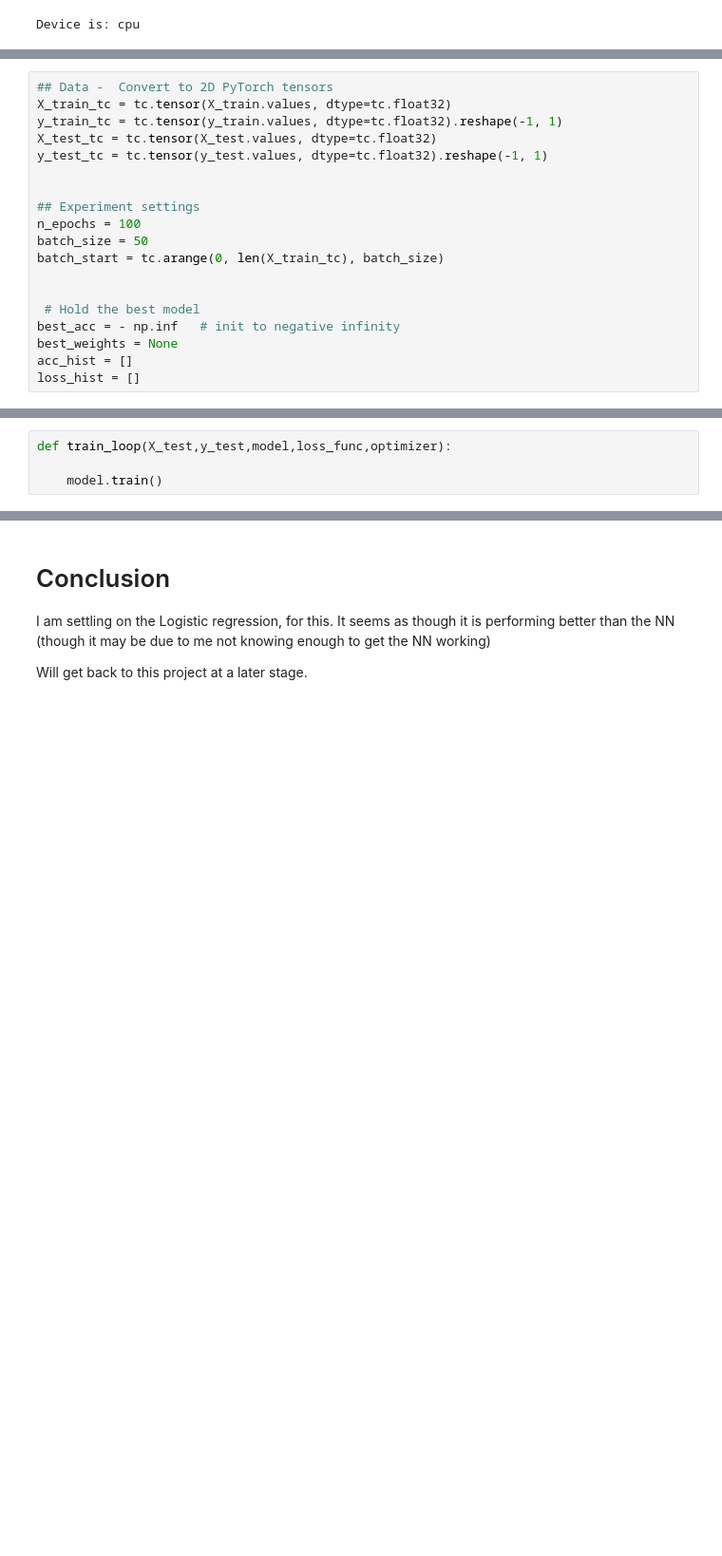
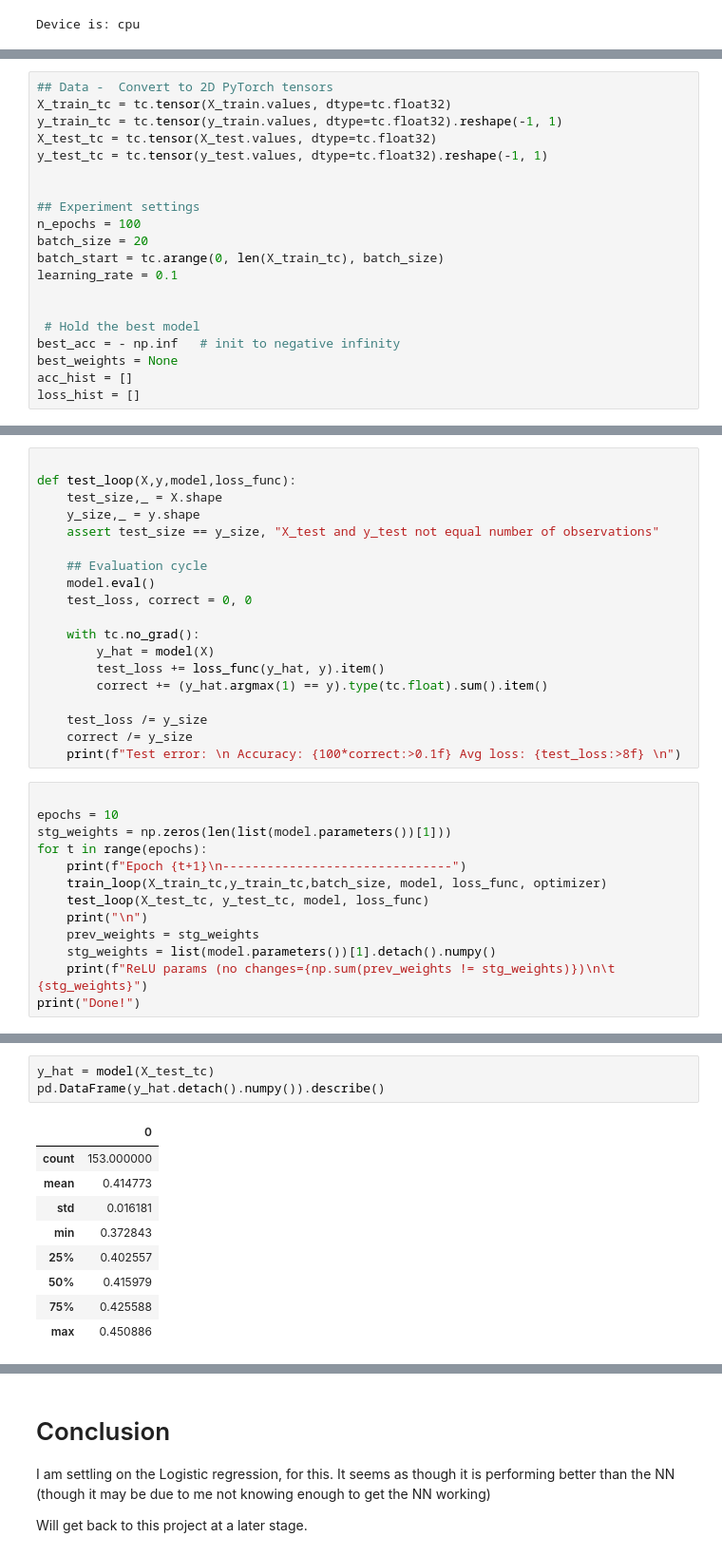
Before and after one commit to jcstrydom/black-jack, a Jupyter notebook: notebooks/classification_modeling.ipynb, the cells around one changed output, grey strips where cells are left out. Shown: that part at 95% size. Cells and saved outputs as stored; diff of their text form; blank space fills up the shorter version.

```diff
--- a/notebooks/classification_modeling.ipynb
+++ b/notebooks/classification_modeling.ipynb
@@ -634,8 +664,9 @@ y_test_tc = tc.tensor(y_test.values, dtype=tc.float32).reshape(-1, 1)
 
 ## Experiment settings
 n_epochs = 100
-batch_size = 50
+batch_size = 20
 batch_start = tc.arange(0, len(X_train_tc), batch_size)
+learning_rate = 0.1
 
 
  # Hold the best model
@@ -654,4 +684,0 @@ y_pred (torch.Size([154])): tensor([0, 0, 0, 0, 0])
-# %%
-def train_loop(X_test,y_test,model,loss_func,optimizer):
-
-    model.train()
@@ -661,0 +835,32 @@ AssertionError: STOP HERE
+# %%
+
+def test_loop(X,y,model,loss_func):
+    test_size,_ = X.shape
+    y_size,_ = y.shape
+    assert test_size == y_size, "X_test and y_test not equal number of observations"
+
+    ## Evaluation cycle
+    model.eval()
+    test_loss, correct = 0, 0
+
+    with tc.no_grad():
+        y_hat = model(X)
+        test_loss += loss_func(y_hat, y).item()
+        correct += (y_hat.argmax(1) == y).type(tc.float).sum().item()
+
+    test_loss /= y_size
+    correct /= y_size
+    print(f"Test error: \n Accuracy: {100*correct:>0.1f} Avg loss: {test_loss:>8f} \n")
+# %%
+
+epochs = 10
+stg_weights = np.zeros(len(list(model.parameters())[1]))
+for t in range(epochs):
+    print(f"Epoch {t+1}\n-------------------------------")
+    train_loop(X_train_tc,y_train_tc,batch_size, model, loss_func, optimizer)
+    test_loop(X_test_tc, y_test_tc, model, loss_func)
+    print("\n")
+    prev_weights = stg_weights
+    stg_weights = list(model.parameters())[1].detach().numpy()
+    print(f"ReLU params (no changes={np.sum(prev_weights != stg_weights)})\n\t {stg_weights}")
+print("Done!")
@@ -661,0 +885,13 @@ AssertionError: STOP HERE
+# %%
+y_hat = model(X_test_tc)
+pd.DataFrame(y_hat.detach().numpy()).describe()
+# %% [output]
+|  | 0 |
+| count | 153.000000 |
+| mean | 0.414773 |
+| std | 0.016181 |
+| min | 0.372843 |
+| 25% | 0.402557 |
+| 50% | 0.415979 |
+| 75% | 0.425588 |
+| max | 0.450886 |
```
Also changed, not shown: parts of 24 cells of this notebook.
